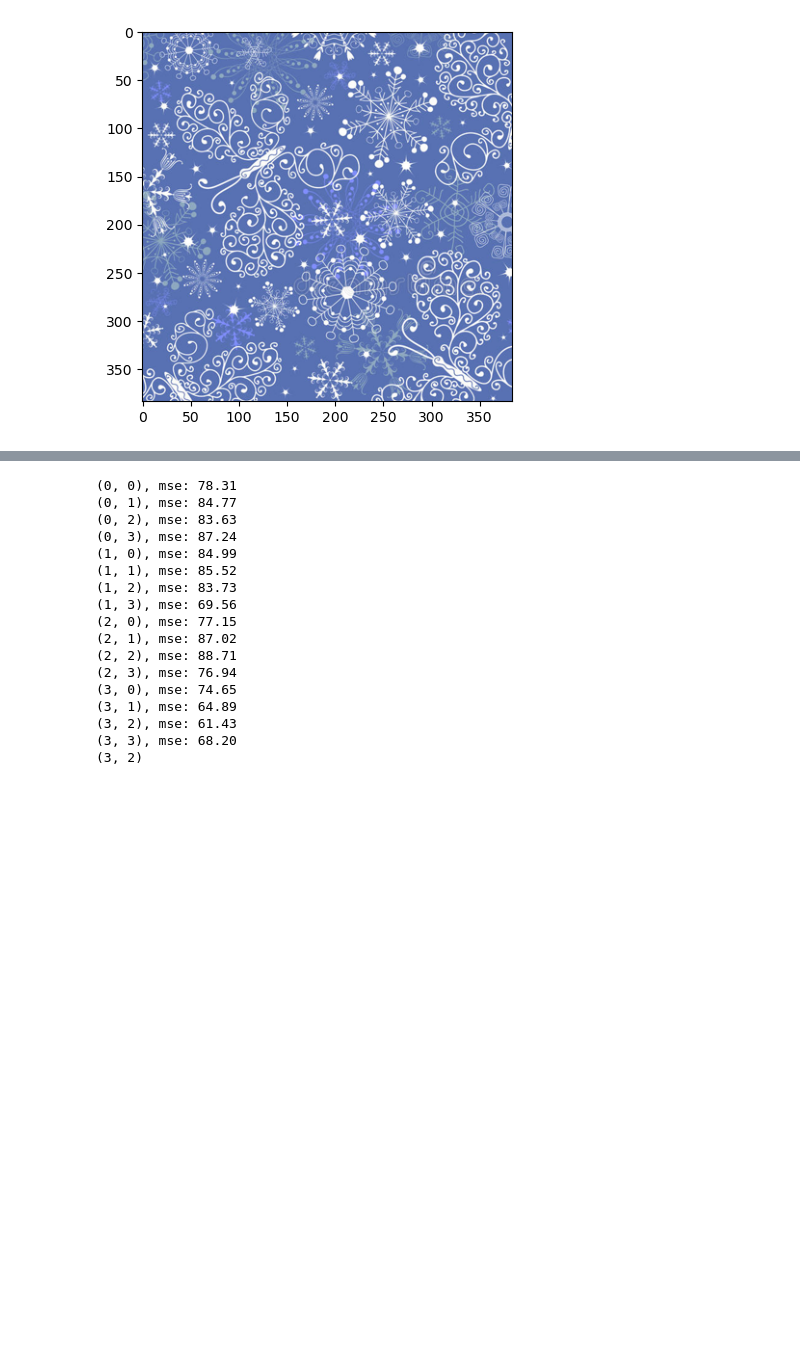
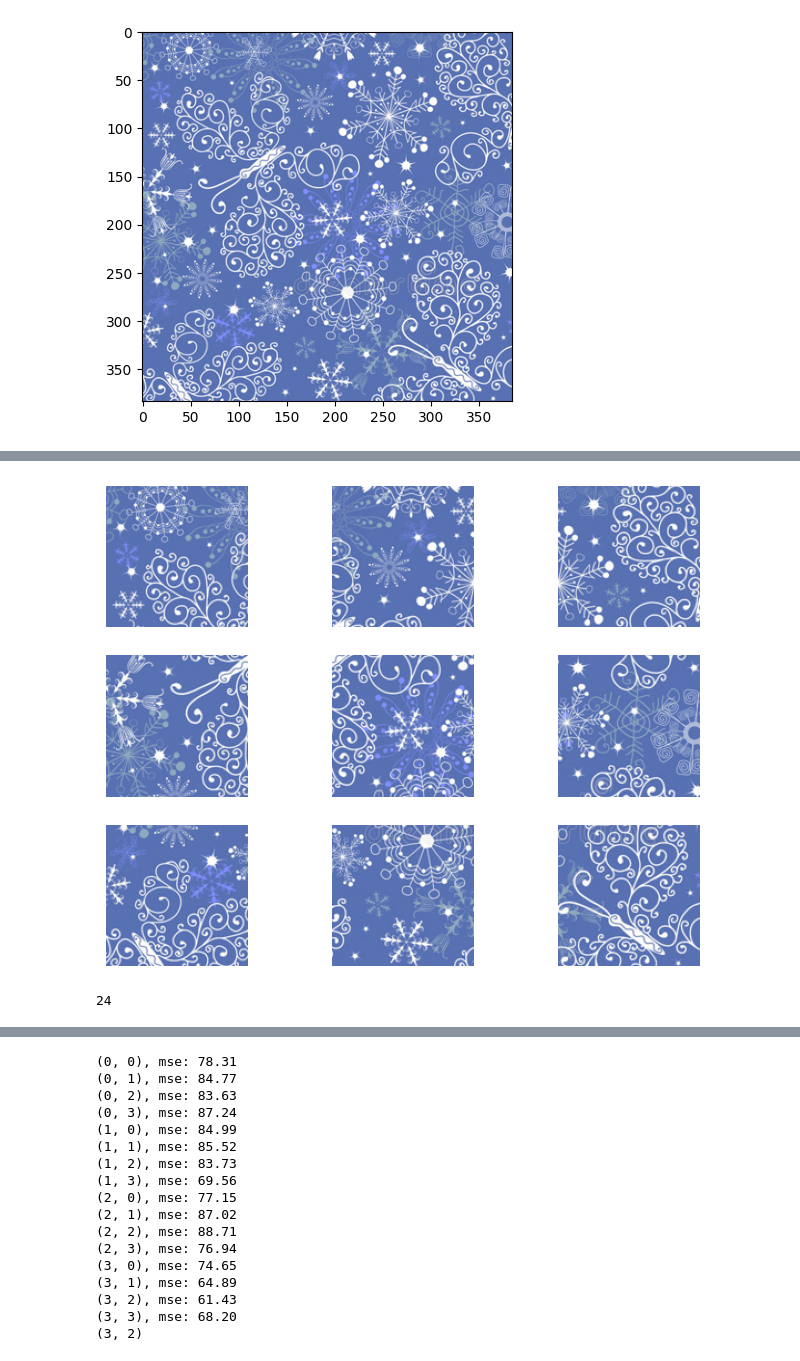
Before and after one commit to silverhardliner/iapr_project, a Jupyter notebook: puzzle_solving.ipynb, the cells around one changed output, grey strips where cells are left out. Cells and saved outputs as stored; diff of their text form; code cells hidden in the pictures; blank space fills up the shorter version.

```diff
--- a/puzzle_solving.ipynb
+++ b/puzzle_solving.ipynb
@@ -43,0 +99,20 @@ pieces[0][-1,:].shape
+# %%
+def plot_images_2by2(image_list:list, perm:list):
+
+    assert len(image_list) == len(perm)
+
+    num = int(np.sqrt(len(image_list)))
+
+    fig, axes = plt.subplots(num, num)
+    #fig = plt.figure(figsize=(4, 4))
+    fig.subplots_adjust(left=0, bottom=0, right=1, top=1)
+    for i in range(len(image_list)):
+        axes[perm[i]].imshow(image_list[i])
+        axes[perm[i]].axis('off')
+        axes[perm[i]].set_aspect(1)
+    plt.show()
+# %%
+perm = [(0, 0), (0, 1), (0, 2), (1, 0), (1, 1), (1, 2), (2, 0), (2, 1), (2, 2)]
+plot_images_2by2(pieces, perm)
+# %% [output]
+[figure, added]
@@ -43,0 +164,13 @@ pieces[0][-1,:].shape
+# %%
+### 9 squares
+positions9 = list(product([0,1,2], repeat=2))
+perm_list9 = list(permutations(positions9))
+shape=(3,3)
+
+### 4 squares
+positions4 = list(product([0,1], repeat=2))
+perm_list4 = list(permutations(positions4))
+shape4 = (2,2)
+print(len(perm_list4))
+# %% [output]
+24
```
Also changed, not shown: parts of 23 cells of this notebook, 2 other files.
